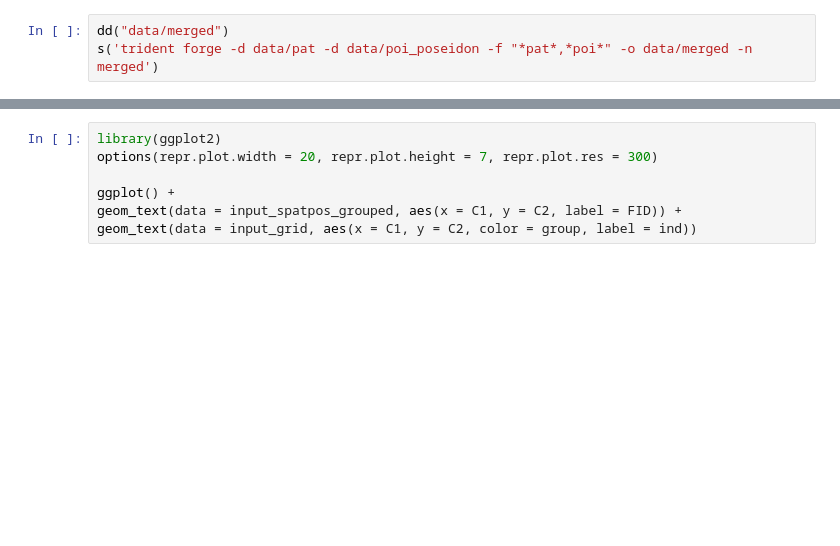
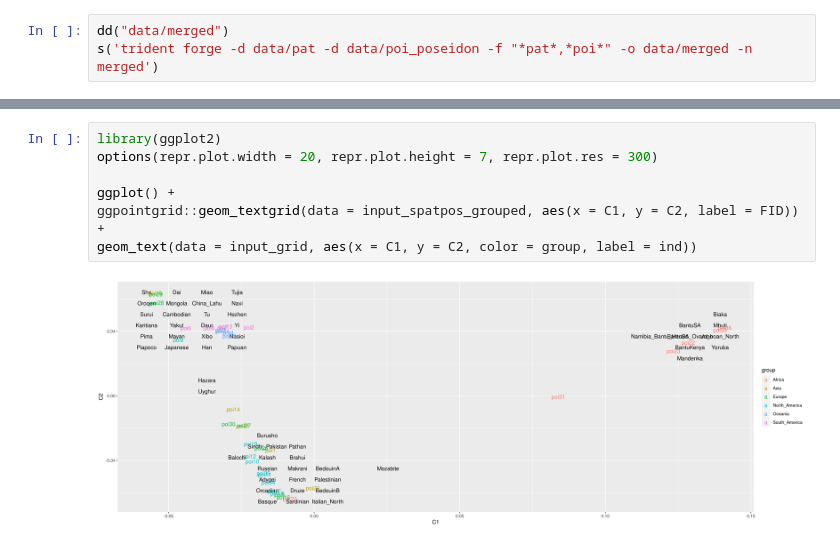
Before and after one commit to nevrome/paagen, a Jupyter notebook: playground/test_workflow.ipynb, the cells around one changed output, grey strips where cells are left out. Drawn from its saved outputs; the diff is of its cells as text; blank space fills up the shorter version.

```diff
--- a/playground/test_workflow.ipynb
+++ b/playground/test_workflow.ipynb
@@ -210,7 +292,9 @@ head(input_grid)
 # %%
 library(ggplot2)
 options(repr.plot.width = 20, repr.plot.height = 7, repr.plot.res = 300)
 
 ggplot() +
-geom_text(data = input_spatpos_grouped, aes(x = C1, y = C2, label = FID)) +
+ggpointgrid::geom_textgrid(data = input_spatpos_grouped, aes(x = C1, y = C2, label = FID)) +
 geom_text(data = input_grid, aes(x = C1, y = C2, color = group, label = ind))
+# %% [output]
+[figure, added]
```
Also changed, not shown: parts of 9 cells of this notebook.
